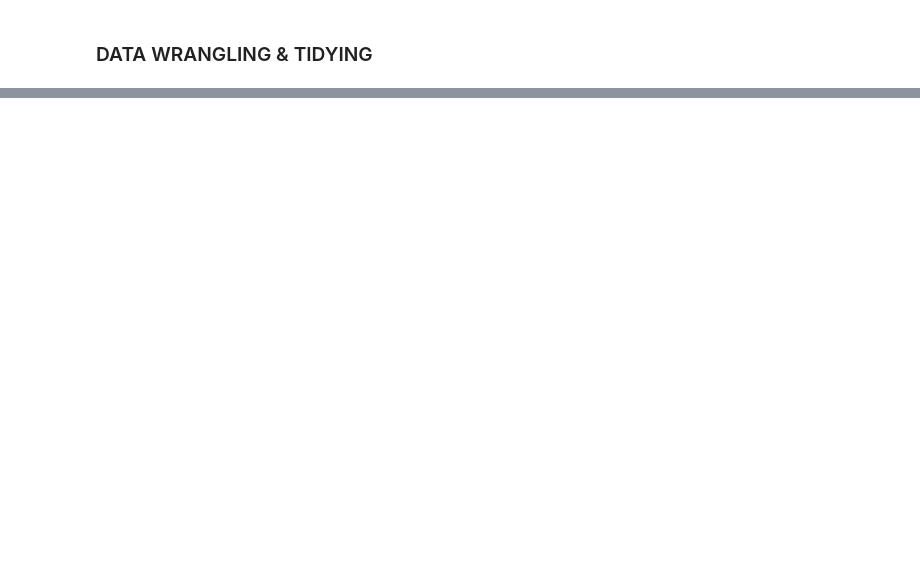
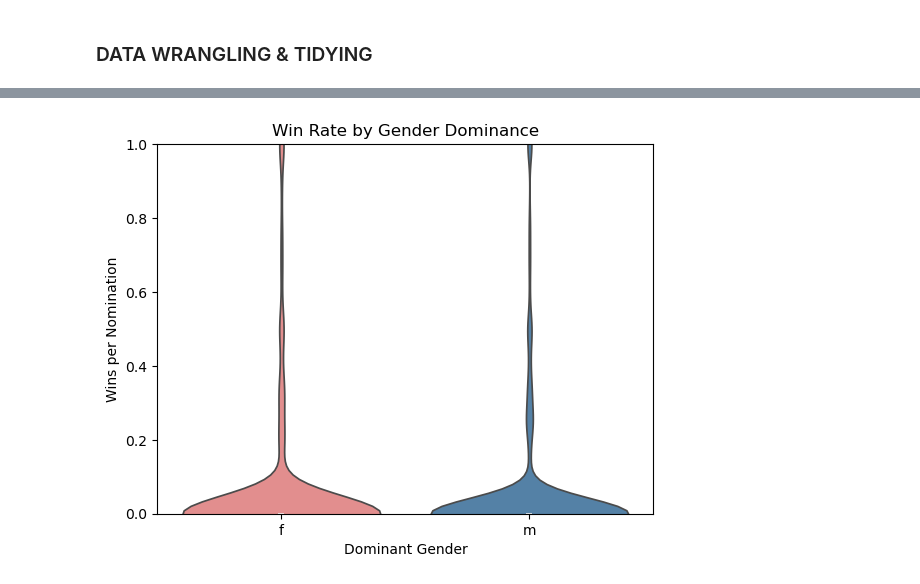
Before and after one commit to stephbc/DATA698_MastersResearchProject, a Jupyter notebook: data1.ipynb, the cells around one changed output, grey strips where cells are left out. Cells and saved outputs as stored; diff of their text form; code cells hidden in the pictures; blank space fills up the shorter version.

```diff
--- a/data1.ipynb
+++ b/data1.ipynb
@@ -251,13 +289,11 @@ None
 # %%
 # Aggregate for plotting
 other_summary = oscars_other.groupby(["title", "year", "dominant_gender"], observed=True).agg(
-    total_nominations=("award", "count"),
+    total_nominations=("award", lambda x: x.notna().sum()),
     total_wins=("winner", "sum")
 ).reset_index()
 
-acting_summary = oscars_acting.groupby(["title", "year", "dominant_gender"], observed=True).agg(
-    total_nominations=("award", "count"),
-    actor_noms=("award", lambda x: (x.str.contains("ACTOR", case=False)).sum()),
-    actress_noms=("award", lambda x: (x.str.contains("ACTRESS", case=False)).sum()),
-    total_wins=("winner", "sum")
-).reset_index()
+other_summary = oscars_other.merge(other_summary, on=["title", "year", "dominant_gender"], how="left").drop_duplicates(subset=["title", "year"])
+other_summary = other_summary.fillna({"total_nominations": 0, "total_wins": 0})
+
+print(other_summary.head())
@@ -288,0 +404,21 @@ plt.show()
+# %%
+# Plot if female- or male-dominant films tend to convert nominations into wins more often
+other_summary["win_rate"] = (
+    other_summary["total_wins"] / other_summary["total_nominations"].replace(0, np.nan)
+).fillna(0)
+
+sns.violinplot(
+    data=other_summary,
+    x="dominant_gender",
+    y="win_rate",
+    palette={"m": "steelblue", "f": "lightcoral"},
+    hue="dominant_gender"
+)
+
+plt.title("Win Rate by Gender Dominance")
+plt.ylim(0, 1)
+plt.xlabel("Dominant Gender")
+plt.ylabel("Wins per Nomination")
+plt.show()
+# %% [output]
+[figure, added]
```
Also changed, not shown: parts of 17 cells of this notebook.
